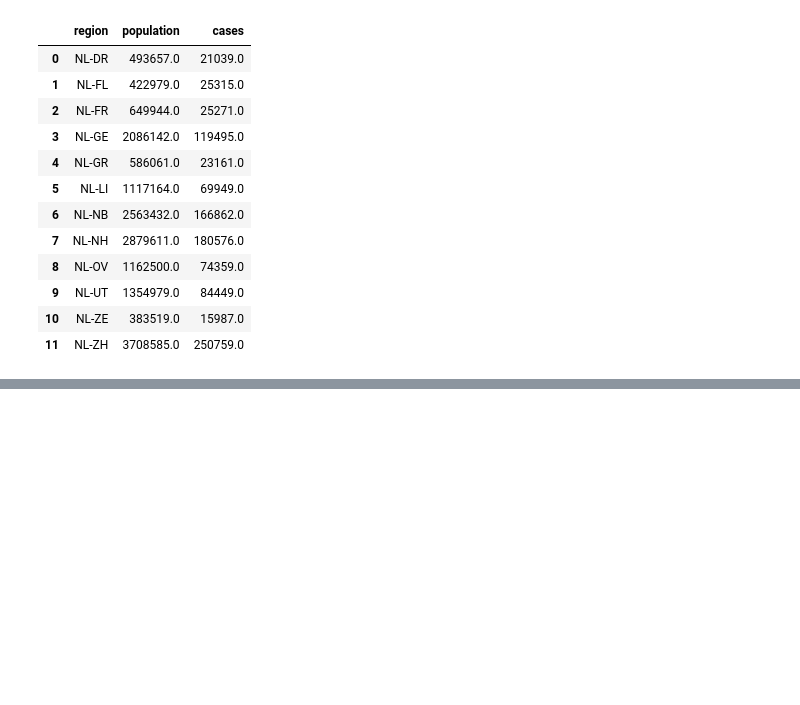
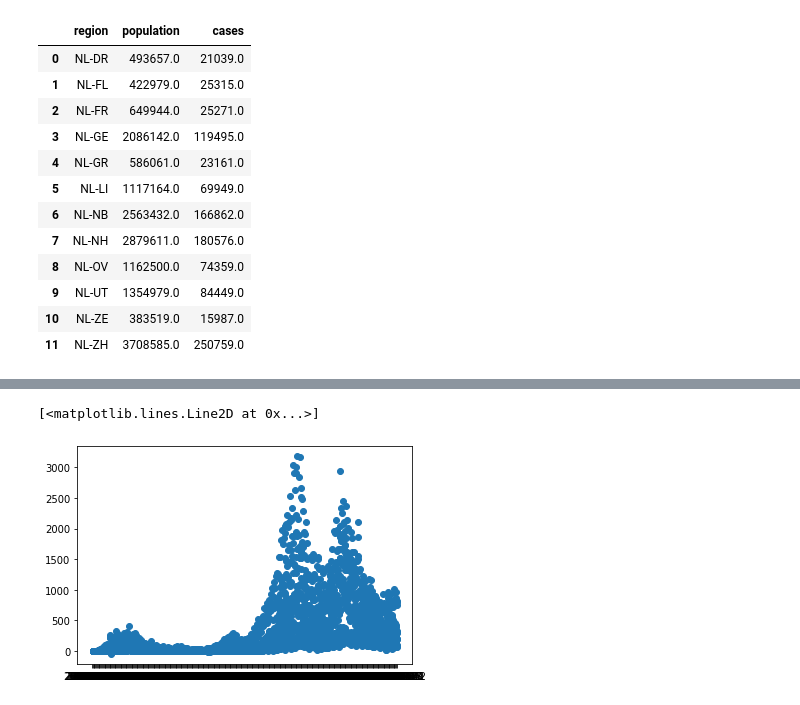
Before and after one commit to Javh2138/fyp2021p02g16, a Jupyter notebook: Notebooks/Fyp2021p02g16.ipynb, the cells around one changed output, grey strips where cells are left out. Cells and saved outputs as stored; diff of their text form; code cells hidden in the pictures; blank space fills up the shorter version.

Commit message:
plotting dates and cases

```diff
--- a/Notebooks/Fyp2021p02g16.ipynb
+++ b/Notebooks/Fyp2021p02g16.ipynb
@@ -193,3 +177,8 @@ folium.Choropleth(
 nl_map
 # %% [output]
 [interactive output not drawn]
+# %%
+plt.plot_date(nl_covid['date'],nl_covid['confirmed_addition'],xdate=True)
+# %% [output]
+[<matplotlib.lines.Line2D at 0x...>]
+[figure, added]
```
Also changed, not shown: parts of 3 cells of this notebook.
